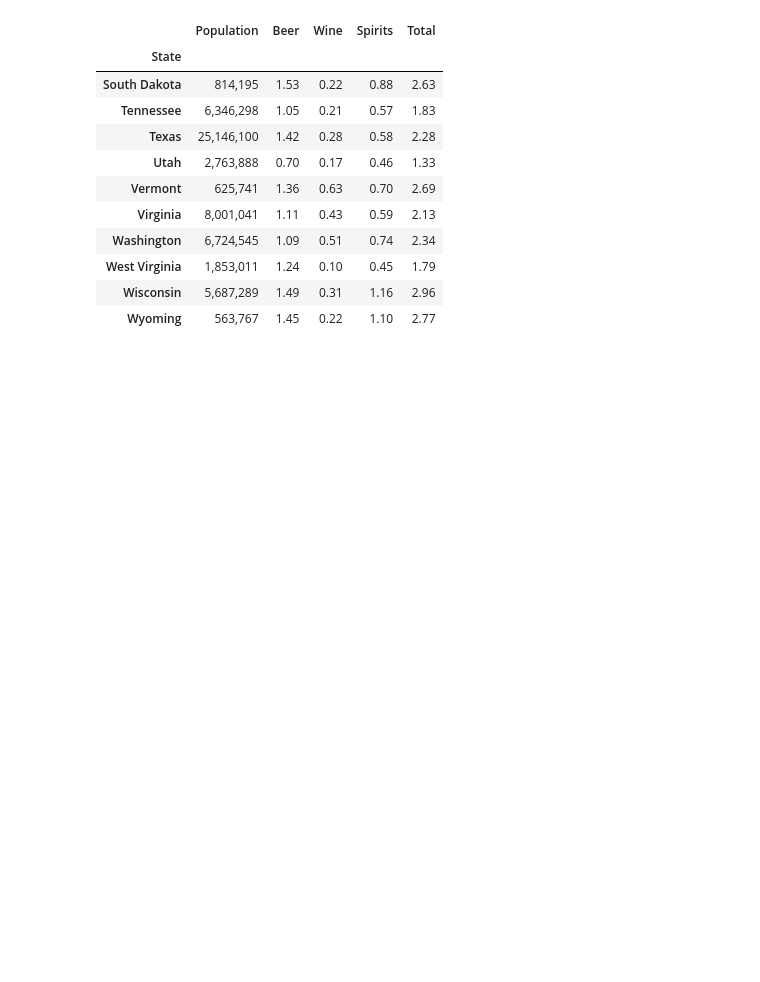
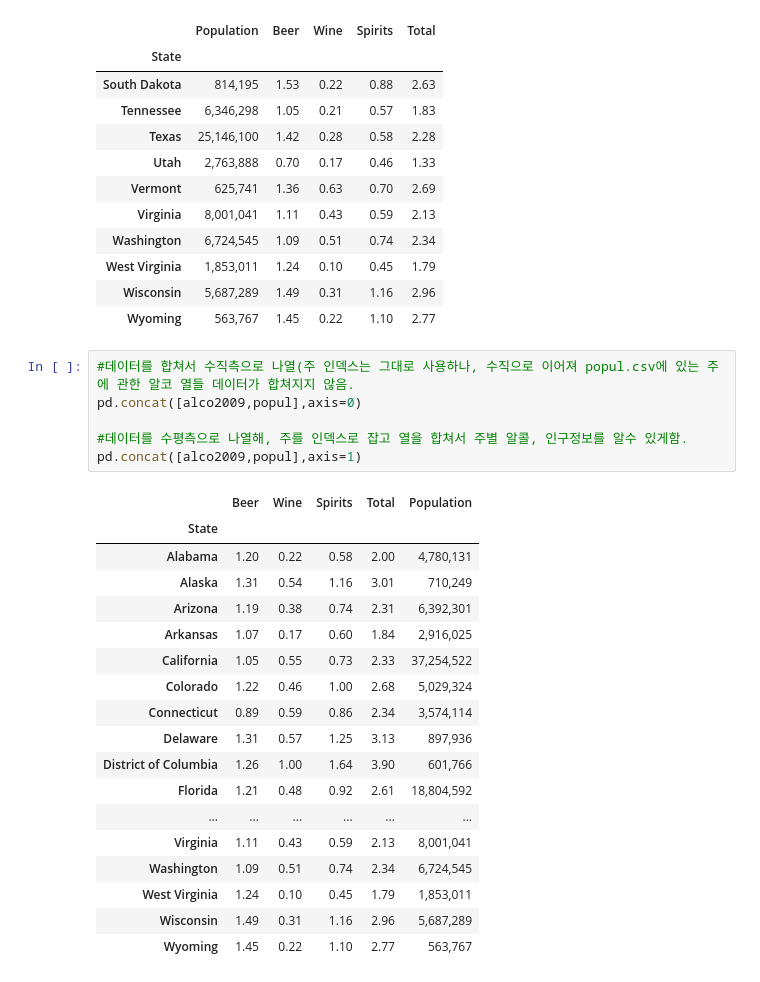
Before and after one commit to LunaALL/DataStudy, a Jupyter notebook: DataEngineering/pandasstuDataFrame.ipynb, the cells around one changed output. Drawn from its saved outputs; the diff is of its cells as text; blank space fills up the shorter version.

```diff
--- a/DataEngineering/pandasstuDataFrame.ipynb
+++ b/DataEngineering/pandasstuDataFrame.ipynb
@@ -214,3 +214,28 @@ popul.join(alco2009).tail(10)
 | West Virginia | 1,853,011 | 1.24 | 0.10 | 0.45 | 1.79 |
 | Wisconsin | 5,687,289 | 1.49 | 0.31 | 1.16 | 2.96 |
 | Wyoming | 563,767 | 1.45 | 0.22 | 1.10 | 2.77 |
+# %%
+#데이터를 합쳐서 수직측으로 나열(주 인덱스는 그대로 사용하나, 수직으로 이어져 popul.csv에 있는 주에 관한 알코 열들 데이터가 합쳐지지 않음.
+pd.concat([alco2009,popul],axis=0)
+
+#데이터를 수평측으로 나열해, 주를 인덱스로 잡고 열을 합쳐서 주별 알콜, 인구정보를 알수 있게함.
+pd.concat([alco2009,popul],axis=1)
+# %% [output]
+|  | Beer | Wine | Spirits | Total | Population |
+| State |  |  |  |  |  |
+| Alabama | 1.20 | 0.22 | 0.58 | 2.00 | 4,780,131 |
+| Alaska | 1.31 | 0.54 | 1.16 | 3.01 | 710,249 |
+| Arizona | 1.19 | 0.38 | 0.74 | 2.31 | 6,392,301 |
+| Arkansas | 1.07 | 0.17 | 0.60 | 1.84 | 2,916,025 |
+| California | 1.05 | 0.55 | 0.73 | 2.33 | 37,254,522 |
+| Colorado | 1.22 | 0.46 | 1.00 | 2.68 | 5,029,324 |
+| Connecticut | 0.89 | 0.59 | 0.86 | 2.34 | 3,574,114 |
+| Delaware | 1.31 | 0.57 | 1.25 | 3.13 | 897,936 |
+| District of Columbia | 1.26 | 1.00 | 1.64 | 3.90 | 601,766 |
+| Florida | 1.21 | 0.48 | 0.92 | 2.61 | 18,804,592 |
+| ... | ... | ... | ... | ... | ... |
+| Virginia | 1.11 | 0.43 | 0.59 | 2.13 | 8,001,041 |
+| Washington | 1.09 | 0.51 | 0.74 | 2.34 | 6,724,545 |
+| West Virginia | 1.24 | 0.10 | 0.45 | 1.79 | 1,853,011 |
+| Wisconsin | 1.49 | 0.31 | 1.16 | 2.96 | 5,687,289 |
+| Wyoming | 1.45 | 0.22 | 1.10 | 2.77 | 563,767 |
```
